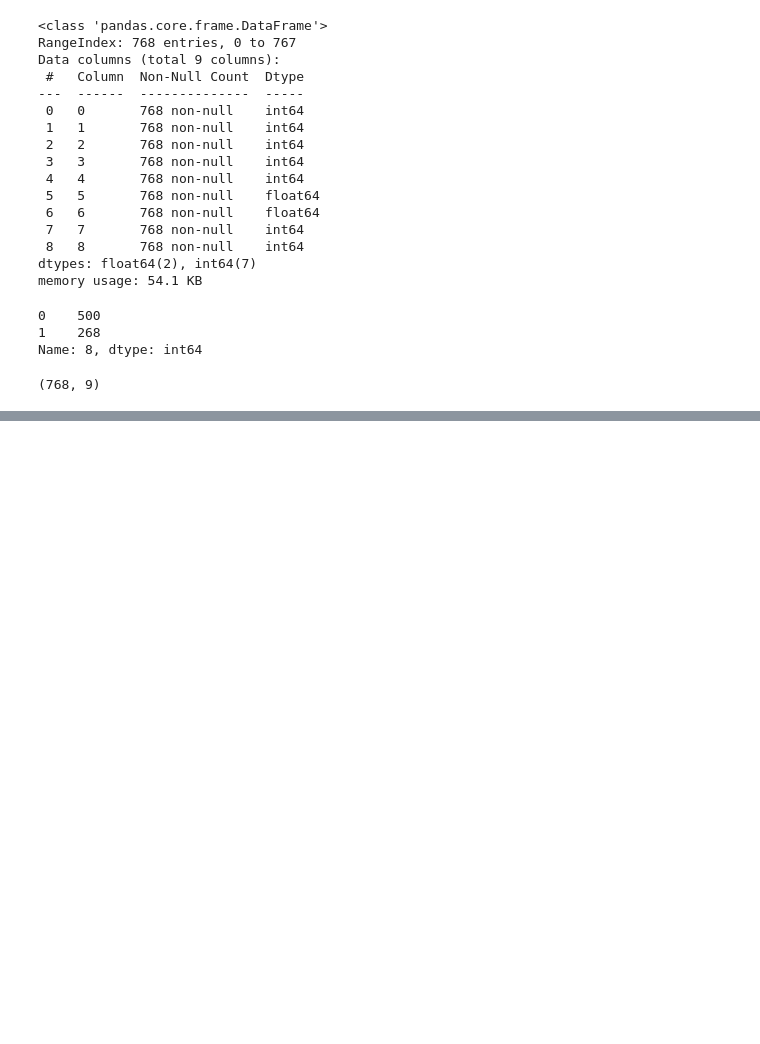
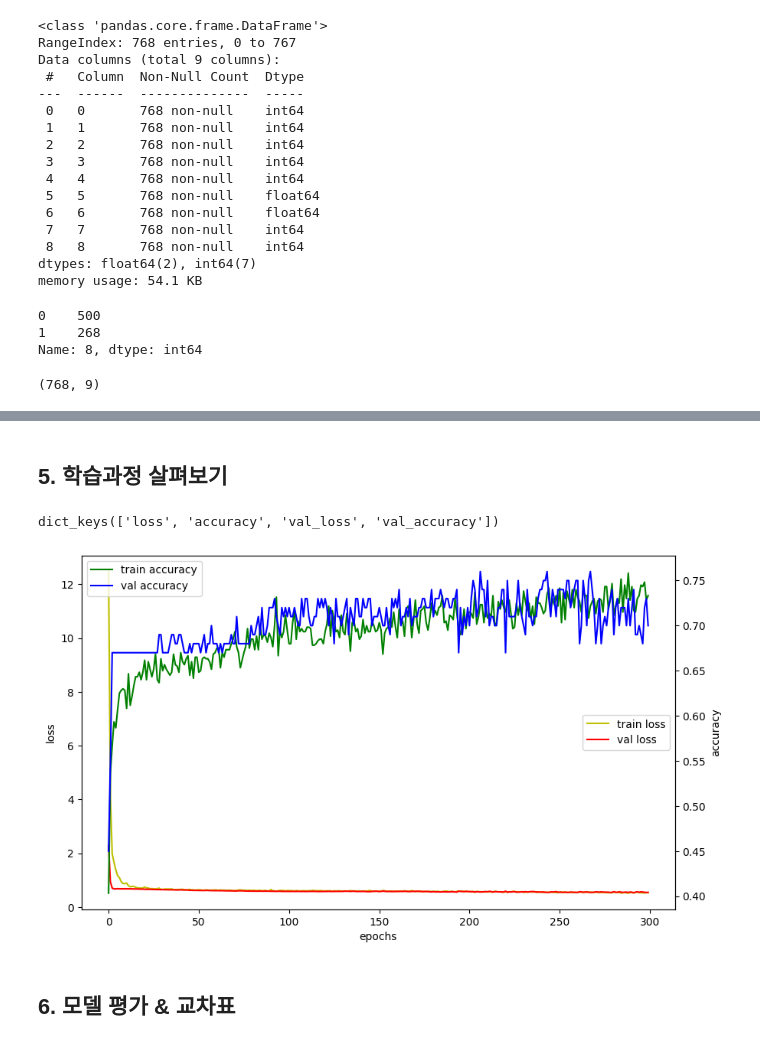
Before and after one commit to SeohuiJeong0420/ai_x, a Jupyter notebook: source/05_DeepLearning/06_피마인디언_당뇨병발병예측(로지스틱회귀분석=이진분류 분류분석).ipynb, the cells around one changed output, grey strips where cells are left out. Drawn from its saved outputs; the diff is of its cells as text; code cells hidden in the pictures; blank space fills up the shorter version.

```diff
--- a/source/05_DeepLearning/06_피마인디언_당뇨병발병예측(로지스틱회귀분석=이진분류 분류분석).ipynb
+++ b/source/05_DeepLearning/06_피마인디언_당뇨병발병예측(로지스틱회귀분석=이진분류 분류분석).ipynb
@@ -75,0 +257,8 @@ X_train.shape, y_train.shape, X_train.shape, y_train.shape
+# %%
+#타겟변수의 원핫인코딩(분류분석)
+print(y_train[:5])
+print(utils.to_categorical(y_train[:5]))
+Y_train = utils.to_categorical(y_train)
+Y_val = utils.to_categorical(y_val)
+Y_test = utils.to_categorical(y_test)
+y_train.shape, Y_train.shape, Y_val.shape, Y_test.shape
@@ -75,0 +276,13 @@ X_train.shape, y_train.shape, X_train.shape, y_train.shape
+# %%
+from tensorflow.keras.layers import Dropout
+model = Sequential()
+model.add(Input(shape=(8,)))
+model.add(Dense(units=32, activation='relu'))
+model.add(Dropout(0.2)) #과적합을 해결
+model.add(Dense(units=64, activation='relu'))
+model.add(Dropout(0.1))
+model.add(Dense(units=16, activation='relu'))
+model.add(Dropout(0.2))
+model.add(Dense(units=8, activation='relu'))
+model.add(Dense(units=2, activation='softmax'))
+model.summary()
@@ -75,0 +309,4 @@ X_train.shape, y_train.shape, X_train.shape, y_train.shape
+# %%
+model.compile(loss='categorical_crossentropy',
+             optimizer='nadam',
+             metrics=['accuracy'])
@@ -75,0 +315,5 @@ X_train.shape, y_train.shape, X_train.shape, y_train.shape
+# %%
+hist = model.fit(X_train, Y_train,
+                epochs=300,
+                validation_data=(X_val, Y_val),
+                verbose=1)
@@ -75,0 +338,23 @@ X_train.shape, y_train.shape, X_train.shape, y_train.shape
+# %% [markdown]
+## 5. 학습과정 살펴보기
+# %%
+hist.history.keys()
+# %% [output]
+dict_keys(['loss', 'accuracy', 'val_loss', 'val_accuracy'])
+# %%
+fig, loss_ax = plt.subplots(figsize=(10,6))
+loss_ax.plot(hist.history['loss'], 'y', label='train loss')
+loss_ax.plot(hist.history['val_loss'], 'r', label='val loss')
+acc_ax = loss_ax.twinx()
+acc_ax.plot(hist.history['accuracy'], 'g', label='train accuracy')
+acc_ax.plot(hist.history['val_accuracy'], 'b', label='val accuracy')
+loss_ax.set_xlabel('epochs')
+loss_ax.set_ylabel('loss')
+acc_ax.set_ylabel('accuracy')
+loss_ax.legend(loc='center right')
+acc_ax.legend()
+plt.show()
+# %% [output]
+[figure, added]
+# %% [markdown]
+## 6. 모델 평가 & 교차표
```
Also changed, not shown: parts of 41 cells of this notebook, 4 other files.
